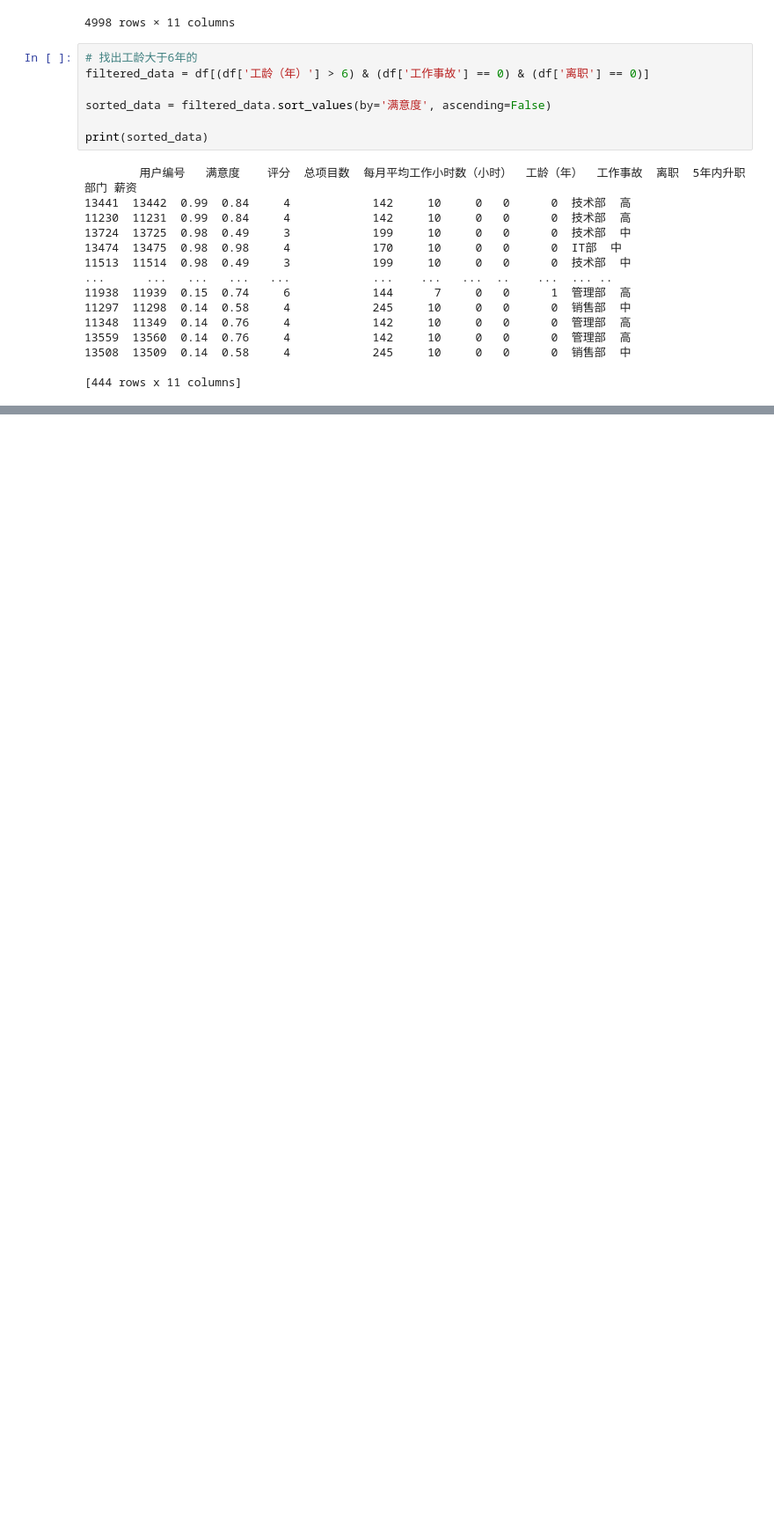
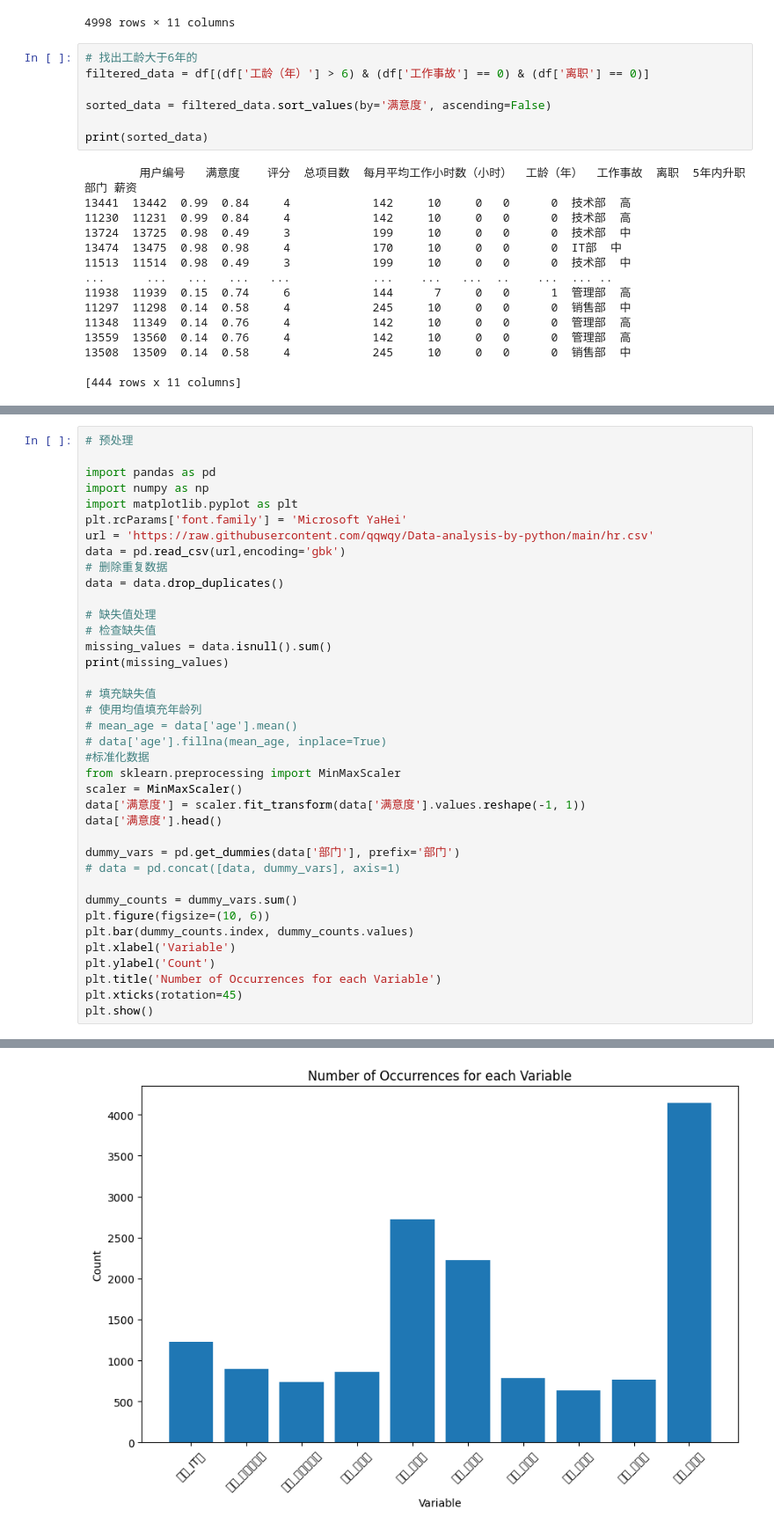
Before and after one commit to qqwqy/Data-analysis-by-python, a Jupyter notebook: 数据采集与清洗.ipynb, the cells around one changed output, grey strips where cells are left out. Shown: that part at 88% size. Cells and saved outputs as stored; diff of their text form; blank space fills up the shorter version.

```diff
--- a/数据采集与清洗.ipynb
+++ b/数据采集与清洗.ipynb
@@ -749,0 +757,39 @@ print(f"人员集中在部门: {most_common_department}")
+# %%
+# 预处理
+
+import pandas as pd
+import numpy as np
+import matplotlib.pyplot as plt
+plt.rcParams['font.family'] = 'Microsoft YaHei'
+url = 'https://raw.githubusercontent.com/qqwqy/Data-analysis-by-python/main/hr.csv'
+data = pd.read_csv(url,encoding='gbk')
+# 删除重复数据
+data = data.drop_duplicates()
+
+# 缺失值处理
+# 检查缺失值
+missing_values = data.isnull().sum()
+print(missing_values)
+
+# 填充缺失值
+# 使用均值填充年龄列
+# mean_age = data['age'].mean()
+# data['age'].fillna(mean_age, inplace=True)
+#标准化数据
+from sklearn.preprocessing import MinMaxScaler
+scaler = MinMaxScaler()
+data['满意度'] = scaler.fit_transform(data['满意度'].values.reshape(-1, 1))
+data['满意度'].head()
+
+dummy_vars = pd.get_dummies(data['部门'], prefix='部门')
+# data = pd.concat([data, dummy_vars], axis=1)
+
+dummy_counts = dummy_vars.sum()
+plt.figure(figsize=(10, 6))
+plt.bar(dummy_counts.index, dummy_counts.values)
+plt.xlabel('Variable')
+plt.ylabel('Count')
+plt.title('Number of Occurrences for each Variable')
+plt.xticks(rotation=45)
+plt.show()
+# %% [output]
@@ -749,0 +835 @@ print(f"人员集中在部门: {most_common_department}")
+[figure, added]
```
Also changed, not shown: parts of 4 cells of this notebook.
